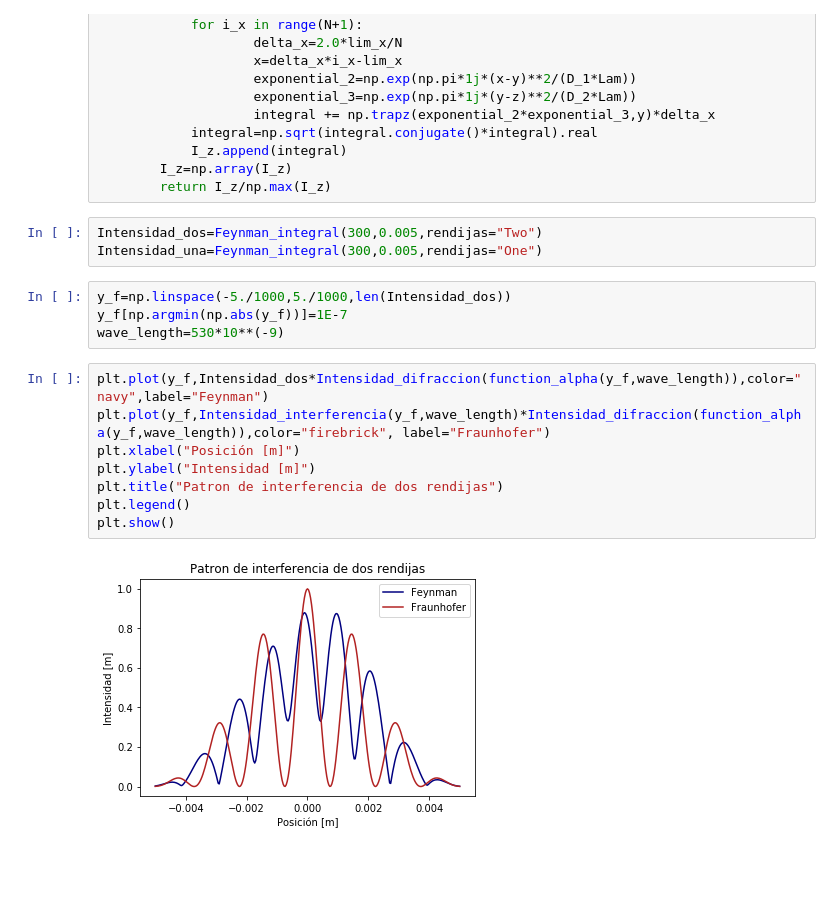
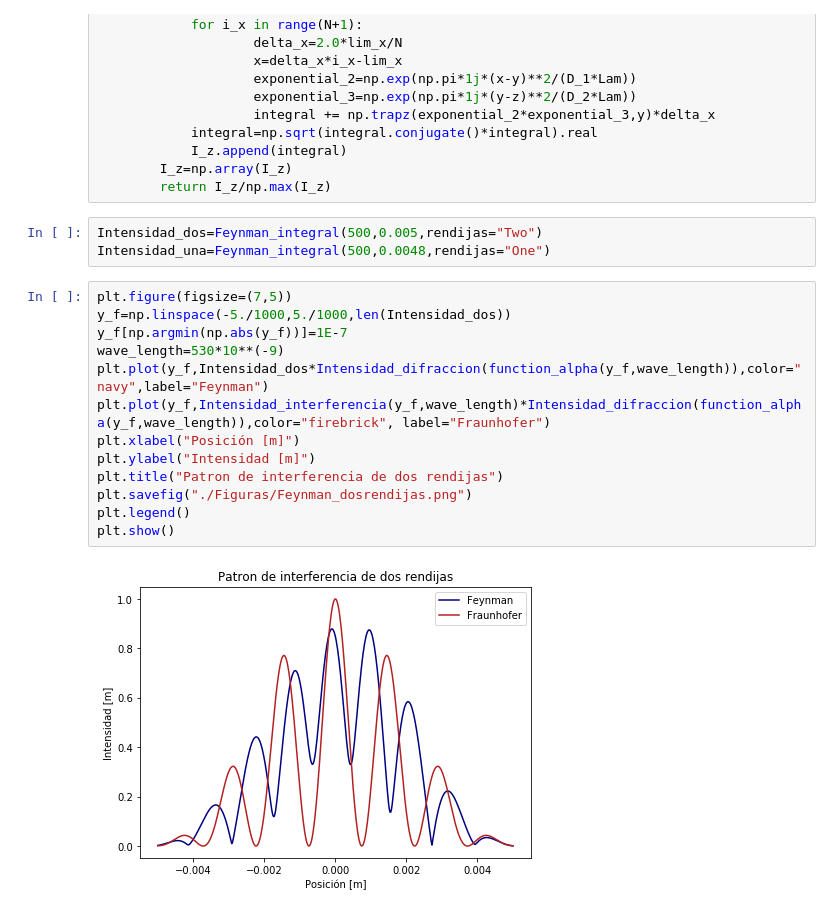
Before and after one commit to jamontanac/Laboratorio-Avanzado, a Jupyter notebook: Double_Slit/Integral_Feynman.ipynb, the cells around one changed output. Drawn from its saved outputs; the diff is of its cells as text; blank space fills up the shorter version.

```diff
--- a/Double_Slit/Integral_Feynman.ipynb
+++ b/Double_Slit/Integral_Feynman.ipynb
@@ -49,20 +49,21 @@ def Feynman_integral(N,lim_z,rendijas="Two",a=1.0*10**(-4),Lam=530*10**(-9),d=35
         I_z=np.array(I_z)
         return I_z/np.max(I_z)
 # %%
-Intensidad_dos=Feynman_integral(300,0.005,rendijas="Two")
-Intensidad_una=Feynman_integral(300,0.005,rendijas="One")
+Intensidad_dos=Feynman_integral(500,0.005,rendijas="Two")
+Intensidad_una=Feynman_integral(500,0.0048,rendijas="One")
-# %%
-y_f=np.linspace(-5./1000,5./1000,len(Intensidad_dos))
-y_f[np.argmin(np.abs(y_f))]=1E-7
-wave_length=530*10**(-9)
 # %%
+plt.figure(figsize=(7,5))
+y_f=np.linspace(-5./1000,5./1000,len(Intensidad_dos))
+y_f[np.argmin(np.abs(y_f))]=1E-7
+wave_length=530*10**(-9)
 plt.plot(y_f,Intensidad_dos*Intensidad_difraccion(function_alpha(y_f,wave_length)),color="navy",label="Feynman")
 plt.plot(y_f,Intensidad_interferencia(y_f,wave_length)*Intensidad_difraccion(function_alpha(y_f,wave_length)),color="firebrick", label="Fraunhofer")
 plt.xlabel("Posición [m]")
 plt.ylabel("Intensidad [m]")
 plt.title("Patron de interferencia de dos rendijas")
+plt.savefig("./Figuras/Feynman_dosrendijas.png")
 plt.legend()
 plt.show()
 # %% [output]
-[figure, old version]
+[figure, new version]
 # %%
```
Also changed, not shown: parts of 1 cell of this notebook, 2 other files.
